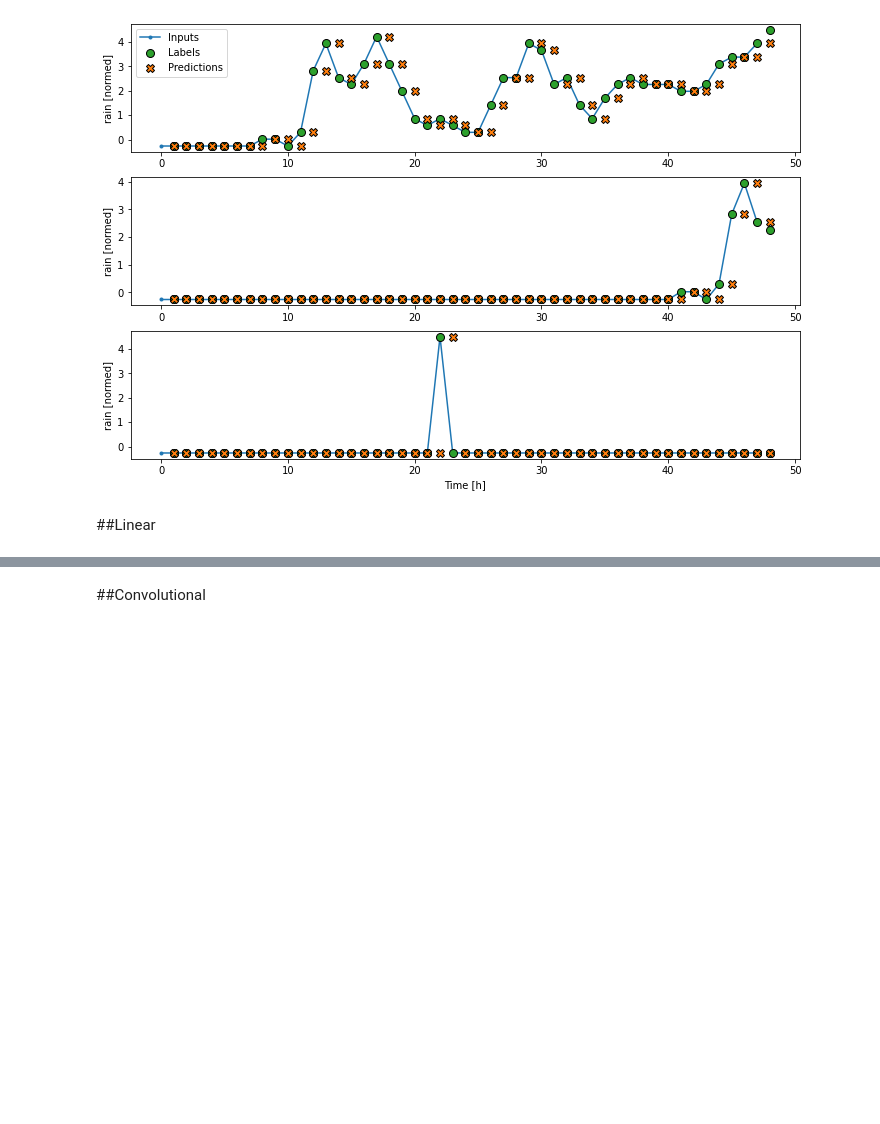
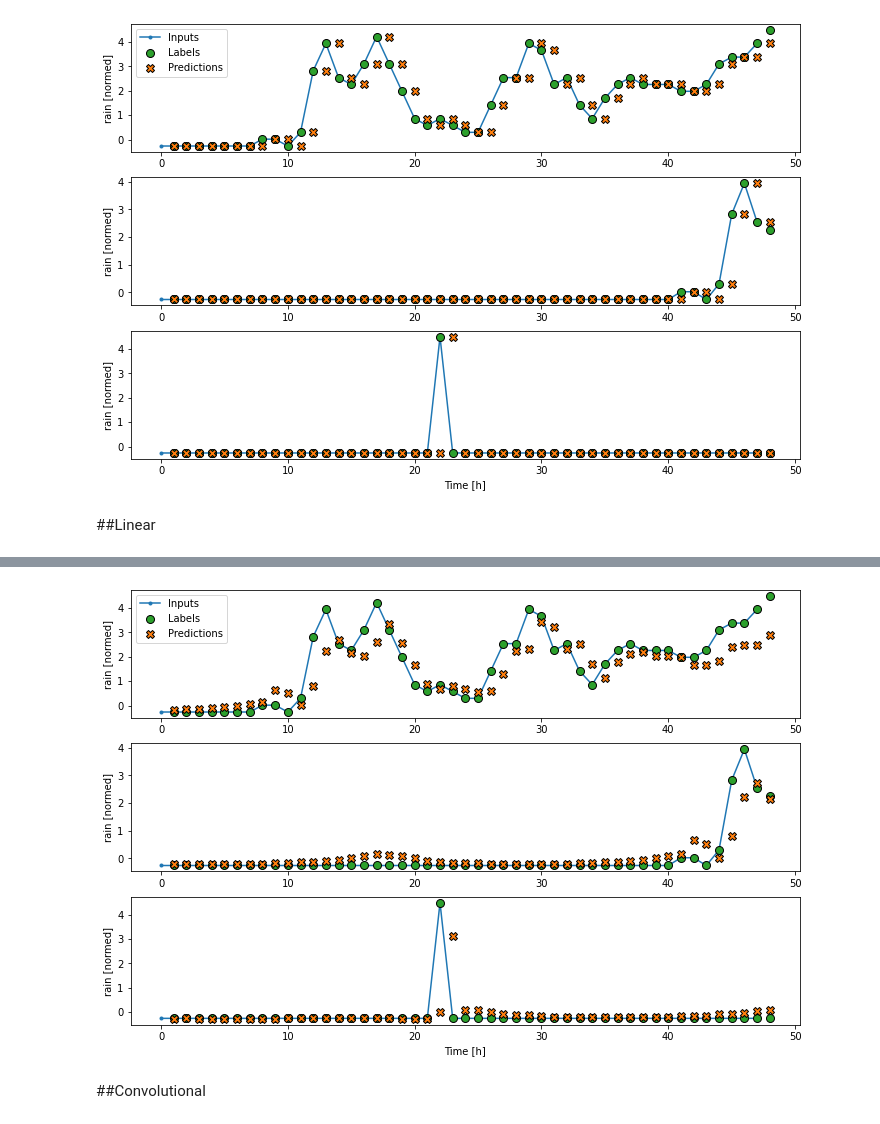
Before and after one commit to saikiranreddypundru/Predicting-Rainfall-Using-the-GROW-Dataset, a Jupyter notebook: MLModelTraining.ipynb, the cells around one changed output, grey strips where cells are left out. Saved outputs shown, nothing was run; the diff lists cells and outputs as text; code cells hidden in the pictures; blank space fills up the shorter version.

```diff
--- a/MLModelTraining.ipynb
+++ b/MLModelTraining.ipynb
@@ -388,3 +413,7 @@ single_step_window["example"].plot(linear)
+# %%
+single_step_window["example"].plot(dense)
+# %% [output]
+[figure, added]
 # %% [markdown]
 ##Convolutional
 # %%
```
Also changed, not shown: parts of 10 cells of this notebook.
